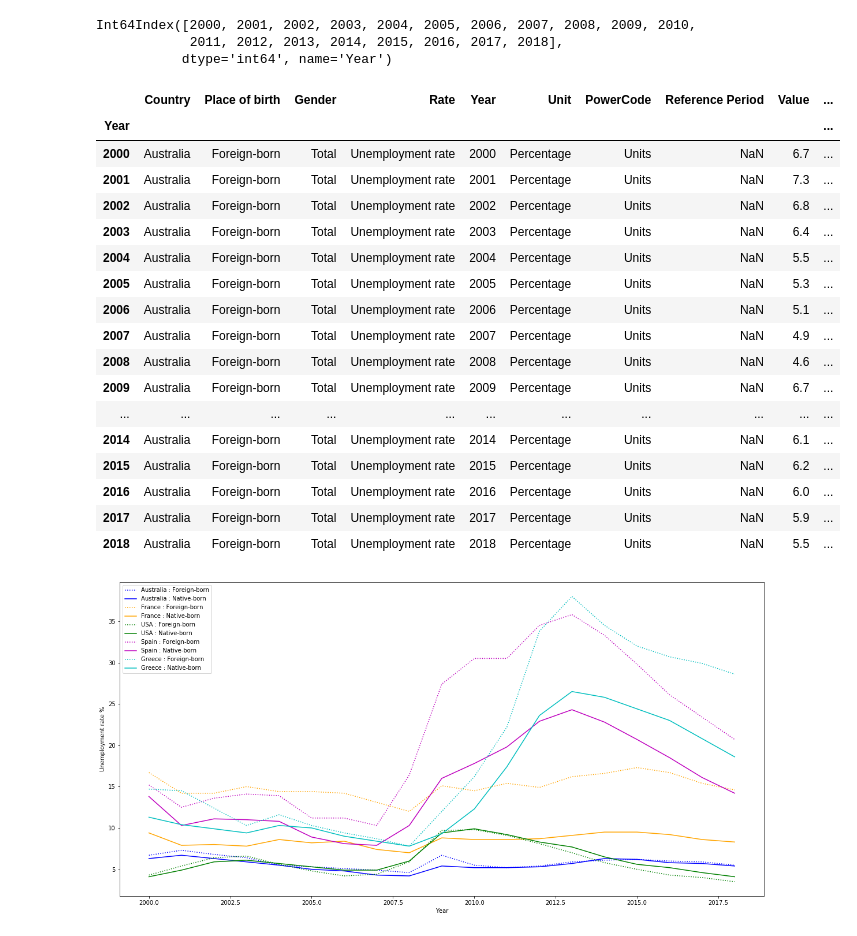
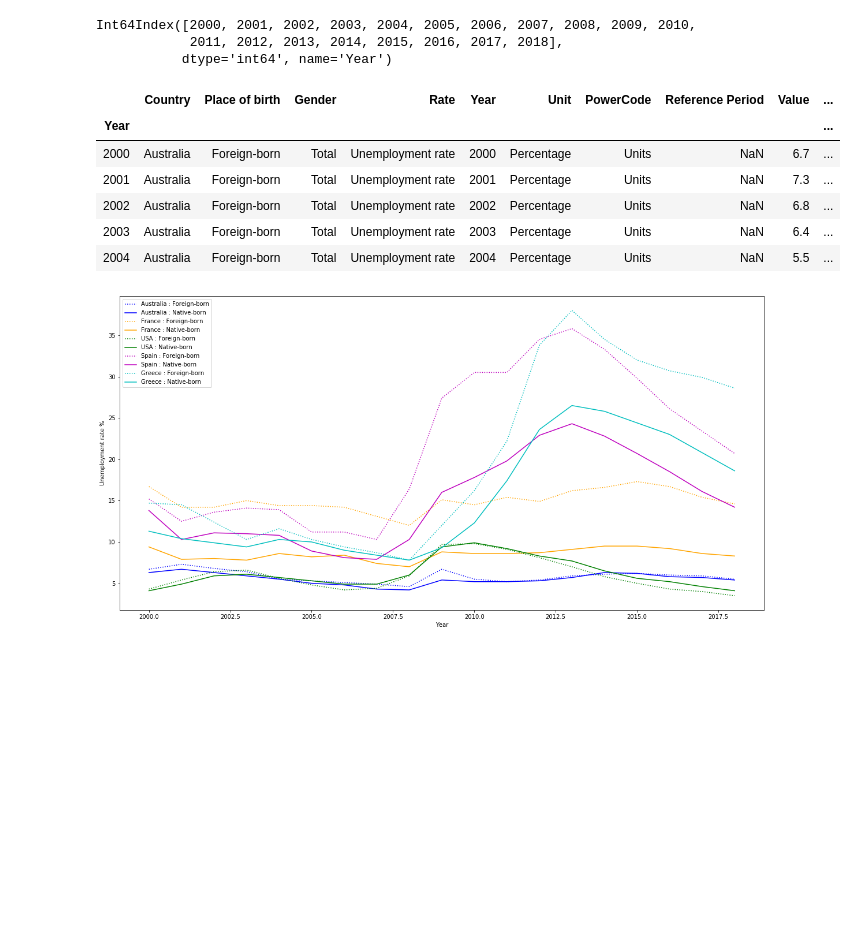
Before and after one commit to nurien2/datacamp_2019, a Jupyter notebook: starting_kit.ipynb, the cells around one changed output. Saved outputs shown, nothing was run; the diff lists cells and outputs as text; code cells hidden in the pictures; blank space fills up the shorter version.

```diff
--- a/starting_kit.ipynb
+++ b/starting_kit.ipynb
@@ -392,26 +564,15 @@ Int64Index([2000, 2001, 2002, 2003, 2004, 2005, 2006, 2007, 2008, 2009, 2010,
             2011, 2012, 2013, 2014, 2015, 2016, 2017, 2018],
            dtype='int64', name='Year')
 # %%
-UnempRates.loc['Australia'][UnempRates.loc['Australia']['Place of birth']== 'Foreign-born']
+UnempRates.loc['Australia'][UnempRates.loc['Australia']['Place of birth']== 'Foreign-born'].head()
 # %% [output]
 |  | Country | Place of birth | Gender | Rate | Year | Unit | PowerCode | Reference Period | Value | ... |
 | Year |  |  |  |  |  |  |  |  |  | ... |
 | 2000 | Australia | Foreign-born | Total | Unemployment rate | 2000 | Percentage | Units | NaN | 6.7 | ... |
 | 2001 | Australia | Foreign-born | Total | Unemployment rate | 2001 | Percentage | Units | NaN | 7.3 | ... |
 | 2002 | Australia | Foreign-born | Total | Unemployment rate | 2002 | Percentage | Units | NaN | 6.8 | ... |
 | 2003 | Australia | Foreign-born | Total | Unemployment rate | 2003 | Percentage | Units | NaN | 6.4 | ... |
 | 2004 | Australia | Foreign-born | Total | Unemployment rate | 2004 | Percentage | Units | NaN | 5.5 | ... |
-| 2005 | Australia | Foreign-born | Total | Unemployment rate | 2005 | Percentage | Units | NaN | 5.3 | ... |
-| 2006 | Australia | Foreign-born | Total | Unemployment rate | 2006 | Percentage | Units | NaN | 5.1 | ... |
-| 2007 | Australia | Foreign-born | Total | Unemployment rate | 2007 | Percentage | Units | NaN | 4.9 | ... |
-| 2008 | Australia | Foreign-born | Total | Unemployment rate | 2008 | Percentage | Units | NaN | 4.6 | ... |
-| 2009 | Australia | Foreign-born | Total | Unemployment rate | 2009 | Percentage | Units | NaN | 6.7 | ... |
-| ... | ... | ... | ... | ... | ... | ... | ... | ... | ... | ... |
-| 2014 | Australia | Foreign-born | Total | Unemployment rate | 2014 | Percentage | Units | NaN | 6.1 | ... |
-| 2015 | Australia | Foreign-born | Total | Unemployment rate | 2015 | Percentage | Units | NaN | 6.2 | ... |
-| 2016 | Australia | Foreign-born | Total | Unemployment rate | 2016 | Percentage | Units | NaN | 6.0 | ... |
-| 2017 | Australia | Foreign-born | Total | Unemployment rate | 2017 | Percentage | Units | NaN | 5.9 | ... |
-| 2018 | Australia | Foreign-born | Total | Unemployment rate | 2018 | Percentage | Units | NaN | 5.5 | ... |
 # %%
 #Evolution of unemployment rate between 2000 and 2018
 plt.figure(figsize=(20,10))
```
Also changed, not shown: parts of 43 cells of this notebook, 1 other file.
